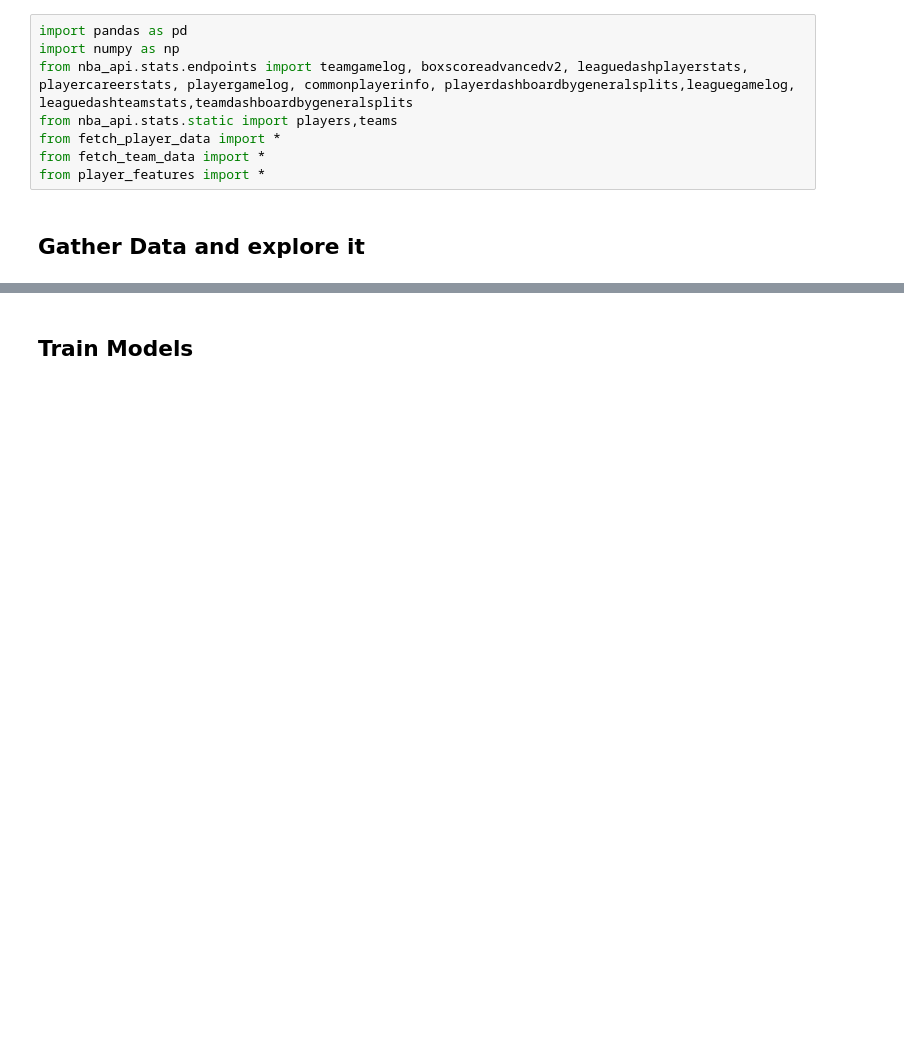
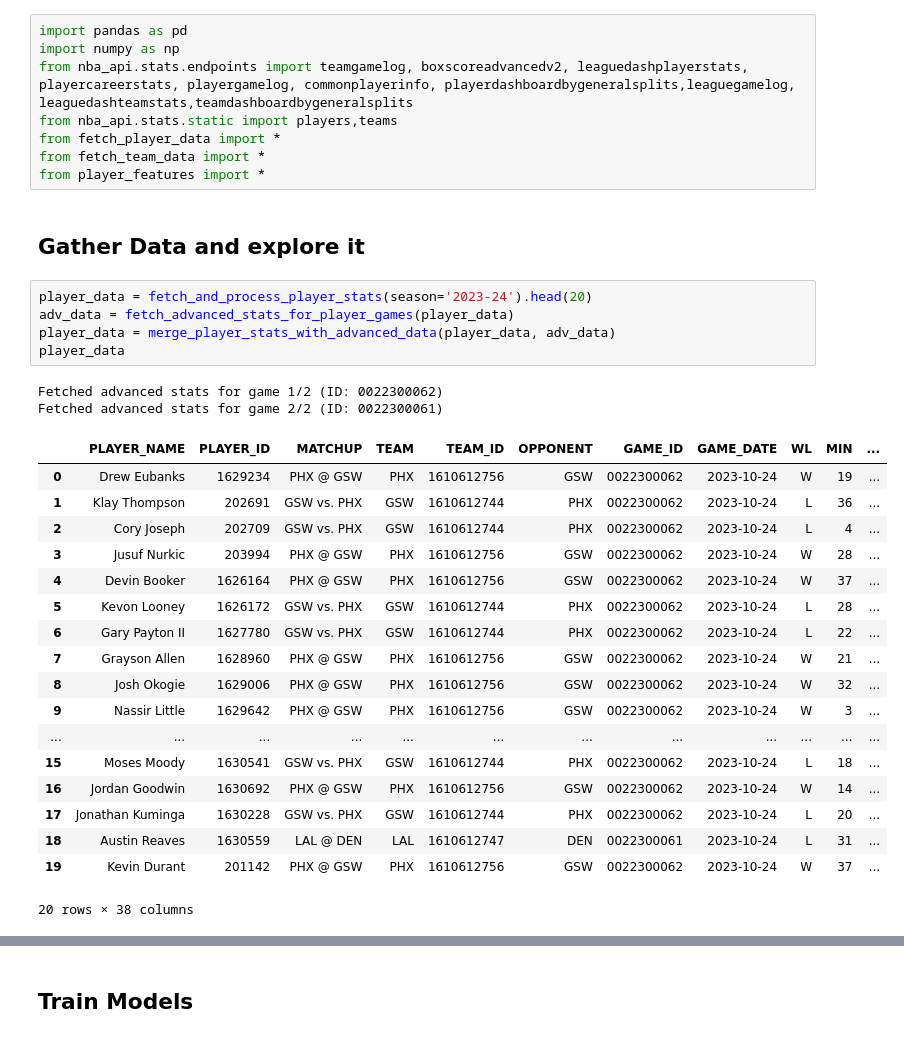
Before and after one commit to spon7ge/HoopsVista, a Jupyter notebook: PrizePicks/PlayerFunctions/TESTING.ipynb, the cells around one changed output, grey strips where cells are left out. Cells and saved outputs as stored; diff of their text form; blank space fills up the shorter version.

```diff
--- a/PrizePicks/PlayerFunctions/TESTING.ipynb
+++ b/PrizePicks/PlayerFunctions/TESTING.ipynb
@@ -8,4 +8,30 @@ from fetch_team_data import *
 from player_features import *
 # %% [markdown]
 ## Gather Data and explore it
+# %%
+player_data = fetch_and_process_player_stats(season='2023-24').head(20)
+adv_data = fetch_advanced_stats_for_player_games(player_data)
+player_data = merge_player_stats_with_advanced_data(player_data, adv_data)
+player_data
+# %% [output]
+Fetched advanced stats for game 1/2 (ID: 0022300062)
+Fetched advanced stats for game 2/2 (ID: 0022300061)
+|  | PLAYER_NAME | PLAYER_ID | MATCHUP | TEAM | TEAM_ID | OPPONENT | GAME_ID | GAME_DATE | WL | MIN | ... |
+| 0 | Drew Eubanks | 1629234 | PHX @ GSW | PHX | 1610612756 | GSW | 0022300062 | 2023-10-24 | W | 19 | ... |
+| 1 | Klay Thompson | 202691 | GSW vs. PHX | GSW | 1610612744 | PHX | 0022300062 | 2023-10-24 | L | 36 | ... |
+| 2 | Cory Joseph | 202709 | GSW vs. PHX | GSW | 1610612744 | PHX | 0022300062 | 2023-10-24 | L | 4 | ... |
+| 3 | Jusuf Nurkic | 203994 | PHX @ GSW | PHX | 1610612756 | GSW | 0022300062 | 2023-10-24 | W | 28 | ... |
+| 4 | Devin Booker | 1626164 | PHX @ GSW | PHX | 1610612756 | GSW | 0022300062 | 2023-10-24 | W | 37 | ... |
+| 5 | Kevon Looney | 1626172 | GSW vs. PHX | GSW | 1610612744 | PHX | 0022300062 | 2023-10-24 | L | 28 | ... |
+| 6 | Gary Payton II | 1627780 | GSW vs. PHX | GSW | 1610612744 | PHX | 0022300062 | 2023-10-24 | L | 22 | ... |
+| 7 | Grayson Allen | 1628960 | PHX @ GSW | PHX | 1610612756 | GSW | 0022300062 | 2023-10-24 | W | 21 | ... |
+| 8 | Josh Okogie | 1629006 | PHX @ GSW | PHX | 1610612756 | GSW | 0022300062 | 2023-10-24 | W | 32 | ... |
+| 9 | Nassir Little | 1629642 | PHX @ GSW | PHX | 1610612756 | GSW | 0022300062 | 2023-10-24 | W | 3 | ... |
+| ... | ... | ... | ... | ... | ... | ... | ... | ... | ... | ... | ... |
+| 15 | Moses Moody | 1630541 | GSW vs. PHX | GSW | 1610612744 | PHX | 0022300062 | 2023-10-24 | L | 18 | ... |
+| 16 | Jordan Goodwin | 1630692 | PHX @ GSW | PHX | 1610612756 | GSW | 0022300062 | 2023-10-24 | W | 14 | ... |
+| 17 | Jonathan Kuminga | 1630228 | GSW vs. PHX | GSW | 1610612744 | PHX | 0022300062 | 2023-10-24 | L | 20 | ... |
+| 18 | Austin Reaves | 1630559 | LAL @ DEN | LAL | 1610612747 | DEN | 0022300061 | 2023-10-24 | L | 31 | ... |
+| 19 | Kevin Durant | 201142 | PHX @ GSW | PHX | 1610612756 | GSW | 0022300062 | 2023-10-24 | W | 37 | ... |
+20 rows × 38 columns
 # %%
```
Also changed, not shown: parts of 4 cells of this notebook, 1 other file.
